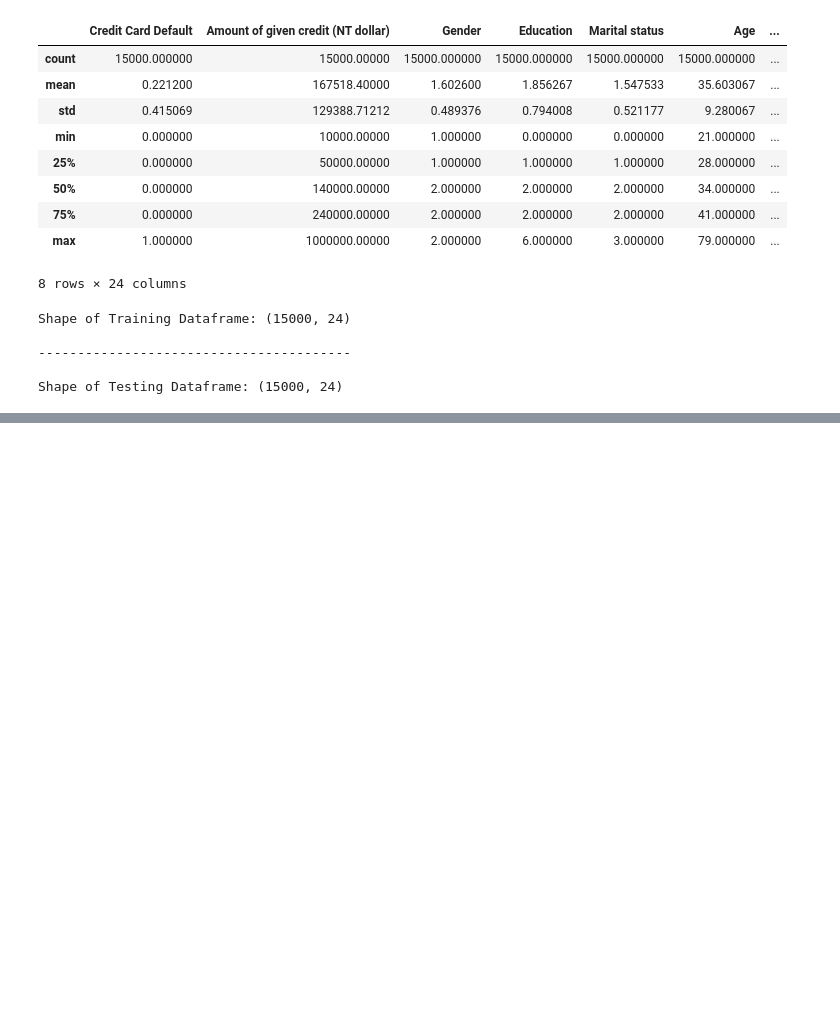
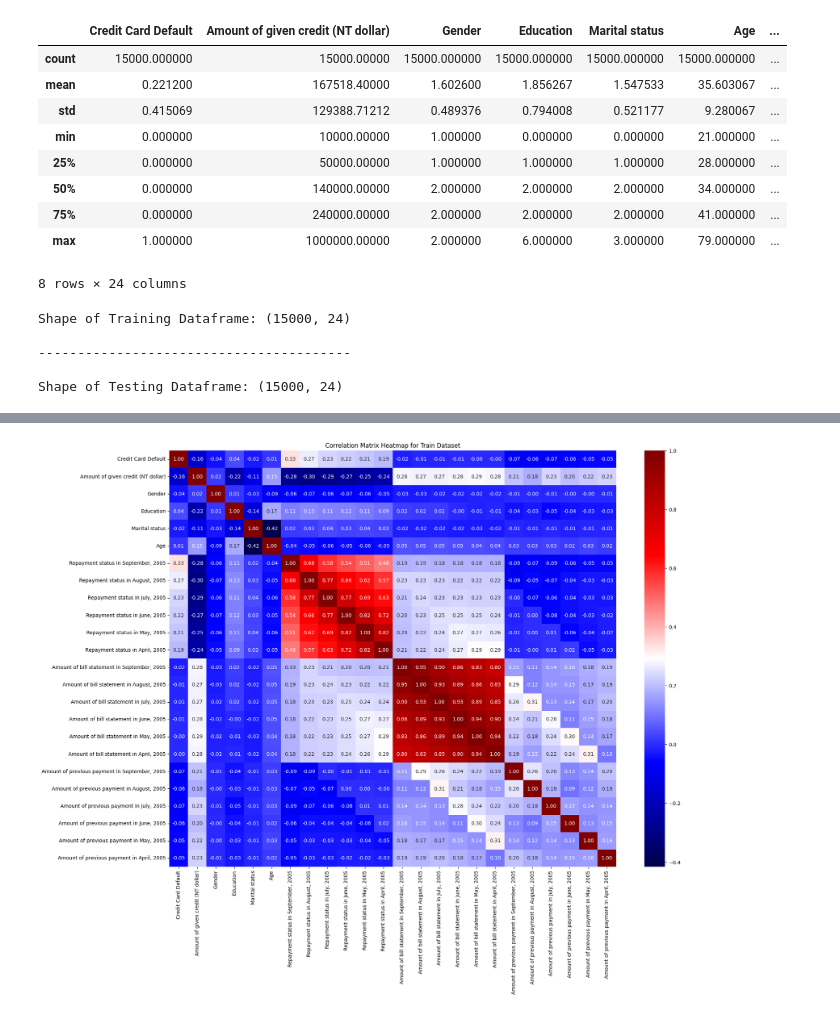
Before and after one commit to rmara001/Data-Mining-Assignment, a Jupyter notebook: Part2.ipynb, the cells around one changed output, grey strips where cells are left out. Drawn from its saved outputs; the diff is of its cells as text; code cells hidden in the pictures; blank space fills up the shorter version.

```diff
--- a/Part2.ipynb
+++ b/Part2.ipynb
@@ -208,0 +245,17 @@ Shape of Testing Dataframe: (15000, 24)
+# %%
+# Change the training dataframe's data types to float64
+creditdefault_train_df = creditdefault_train_df.astype('float64')
+
+# Change the training dataframe's data types to float64
+creditdefault_test_df = creditdefault_test_df.astype('float64')
+# %%
+# Create correlation matrix for the train dataset
+corr_matrix = creditdefault_train_df.corr()
+
+# Plot the heatmap
+plt.figure(figsize=(20, 15))
+sns.heatmap(corr_matrix, annot=True, fmt=".2f", cmap='seismic', cbar=True)
+plt.title('Correlation Matrix Heatmap for Train Dataset')
+plt.show()
+# %% [output]
+[figure, added]
```
Also changed, not shown: parts of 15 cells of this notebook.
